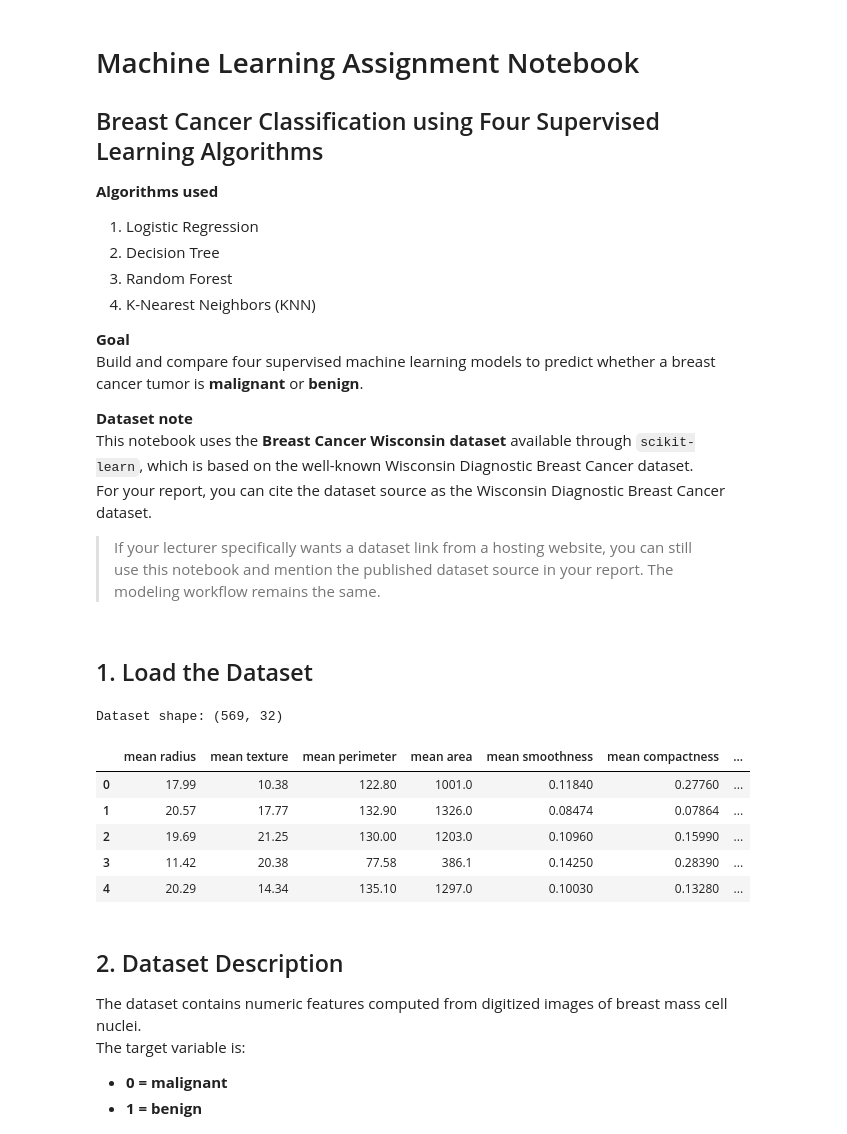
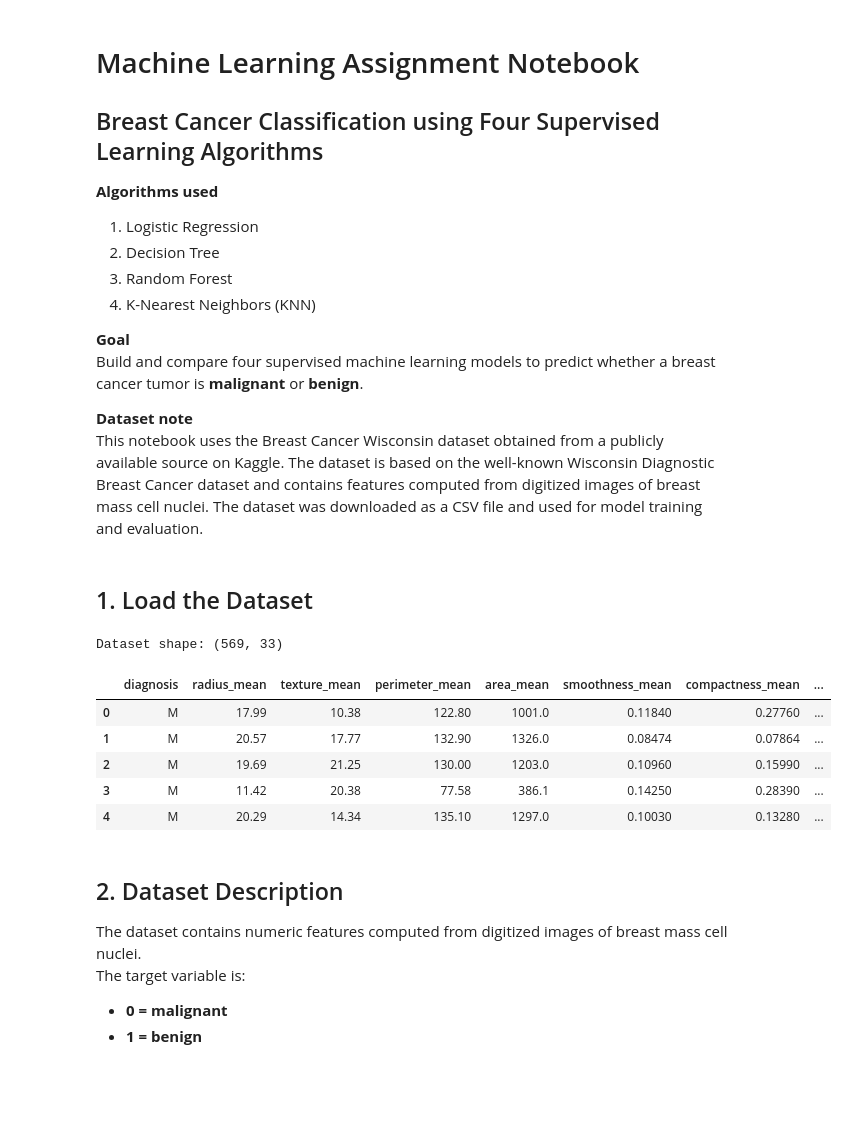
Before and after one commit to Visura13/ML-Assignment, a Jupyter notebook: ml_assignment.ipynb, the cells around one changed output. Cells and saved outputs as stored; diff of their text form; code cells hidden in the pictures; blank space fills up the shorter version.

```diff
--- a/ml_assignment.ipynb
+++ b/ml_assignment.ipynb
@@ -12,10 +12,7 @@
 Build and compare four supervised machine learning models to predict whether a breast cancer tumor is **malignant** or **benign**.
 
 **Dataset note**
-This notebook uses the **Breast Cancer Wisconsin dataset** available through `scikit-learn`, which is based on the well-known Wisconsin Diagnostic Breast Cancer dataset.
-For your report, you can cite the dataset source as the Wisconsin Diagnostic Breast Cancer dataset.
-
-> If your lecturer specifically wants a dataset link from a hosting website, you can still use this notebook and mention the published dataset source in your report. The modeling workflow remains the same.
+This notebook uses the Breast Cancer Wisconsin dataset obtained from a publicly available source on Kaggle. The dataset is based on the well-known Wisconsin Diagnostic Breast Cancer dataset and contains features computed from digitized images of breast mass cell nuclei. The dataset was downloaded as a CSV file and used for model training and evaluation.
 # %%
 # Imports
 import warnings
@@ -48,25 +44,29 @@ pd.set_option("display.max_columns", None)
 # %% [markdown]
 ## 1. Load the Dataset
 # %%
-# Load dataset from scikit-learn
-data = load_breast_cancer()
+#load the dataset
+df = pd.read_csv("data.csv")
 
-df = pd.DataFrame(data.data, columns=data.feature_names)
-df["target"] = data.target
+if "id" in df.columns:
+    df = df.drop("id", axis=1)
 
-# Convert target labels to readable names for analysis
-df["diagnosis"] = df["target"].map({0: "malignant", 1: "benign"})
+if "Unnamed: 32" in df.columns:
+    df = df.drop("Unnamed: 32", axis=1)
+
+df["target"] = df["diagnosis"].map({"M": 0, "B": 1})
+
+df["diagnosis_label"] = df["target"].map({0: "malignant", 1: "benign"})
 
 print("Dataset shape:", df.shape)
 df.head()
 # %% [output]
-Dataset shape: (569, 32)
+Dataset shape: (569, 33)
-|  | mean radius | mean texture | mean perimeter | mean area | mean smoothness | mean compactness | ... |
-| 0 | 17.99 | 10.38 | 122.80 | 1001.0 | 0.11840 | 0.27760 | ... |
-| 1 | 20.57 | 17.77 | 132.90 | 1326.0 | 0.08474 | 0.07864 | ... |
-| 2 | 19.69 | 21.25 | 130.00 | 1203.0 | 0.10960 | 0.15990 | ... |
-| 3 | 11.42 | 20.38 | 77.58 | 386.1 | 0.14250 | 0.28390 | ... |
-| 4 | 20.29 | 14.34 | 135.10 | 1297.0 | 0.10030 | 0.13280 | ... |
+|  | diagnosis | radius_mean | texture_mean | perimeter_mean | area_mean | smoothness_mean | compactness_mean | ... |
+| 0 | M | 17.99 | 10.38 | 122.80 | 1001.0 | 0.11840 | 0.27760 | ... |
+| 1 | M | 20.57 | 17.77 | 132.90 | 1326.0 | 0.08474 | 0.07864 | ... |
+| 2 | M | 19.69 | 21.25 | 130.00 | 1203.0 | 0.10960 | 0.15990 | ... |
+| 3 | M | 11.42 | 20.38 | 77.58 | 386.1 | 0.14250 | 0.28390 | ... |
+| 4 | M | 20.29 | 14.34 | 135.10 | 1297.0 | 0.10030 | 0.13280 | ... |
 # %% [markdown]
 ## 2. Dataset Description
 The dataset contains numeric features computed from digitized images of breast mass cell nuclei.
```
Also changed, not shown: parts of 9 cells of this notebook, 4 other files.
